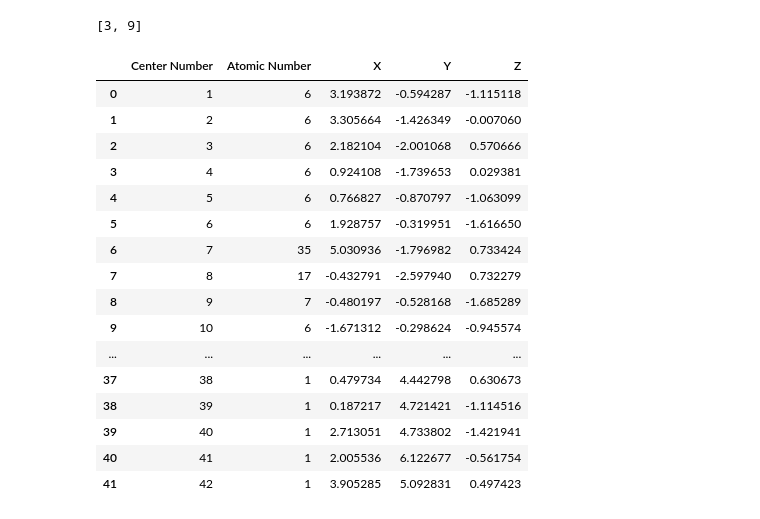
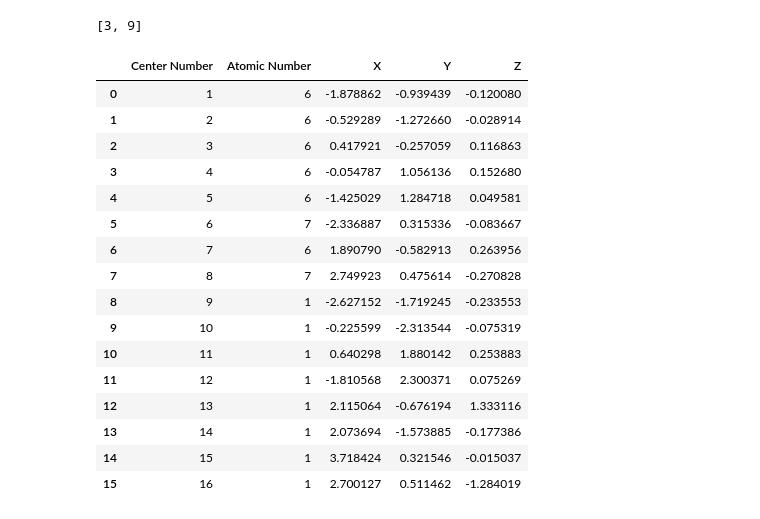
Before and after one commit to tgebhart/biomarker, a Jupyter notebook: notebooks/Shape_Analysis_EDA.ipynb, the cells around one changed output. Cells and saved outputs as stored; diff of their text form; code cells hidden in the pictures.

```diff
--- a/notebooks/Shape_Analysis_EDA.ipynb
+++ b/notebooks/Shape_Analysis_EDA.ipynb
@@ -24,23 +24,23 @@ x1s = []
 for l in L:
     x1s.append(parse_x1(l))
 # %%
-POI = -1
+POI = 5
 x1s[POI]
 # %% [output]
 |  | Center Number | Atomic Number | X | Y | Z |
-| 0 | 1 | 6 | 3.193872 | -0.594287 | -1.115118 |
-| 1 | 2 | 6 | 3.305664 | -1.426349 | -0.007060 |
-| 2 | 3 | 6 | 2.182104 | -2.001068 | 0.570666 |
-| 3 | 4 | 6 | 0.924108 | -1.739653 | 0.029381 |
-| 4 | 5 | 6 | 0.766827 | -0.870797 | -1.063099 |
-| 5 | 6 | 6 | 1.928757 | -0.319951 | -1.616650 |
-| 6 | 7 | 35 | 5.030936 | -1.796982 | 0.733424 |
-| 7 | 8 | 17 | -0.432791 | -2.597940 | 0.732279 |
-| 8 | 9 | 7 | -0.480197 | -0.528168 | -1.685289 |
-| 9 | 10 | 6 | -1.671312 | -0.298624 | -0.945574 |
-| ... | ... | ... | ... | ... | ... |
-| 37 | 38 | 1 | 0.479734 | 4.442798 | 0.630673 |
-| 38 | 39 | 1 | 0.187217 | 4.721421 | -1.114516 |
-| 39 | 40 | 1 | 2.713051 | 4.733802 | -1.421941 |
-| 40 | 41 | 1 | 2.005536 | 6.122677 | -0.561754 |
-| 41 | 42 | 1 | 3.905285 | 5.092831 | 0.497423 |
+| 0 | 1 | 6 | -1.878862 | -0.939439 | -0.120080 |
+| 1 | 2 | 6 | -0.529289 | -1.272660 | -0.028914 |
+| 2 | 3 | 6 | 0.417921 | -0.257059 | 0.116863 |
+| 3 | 4 | 6 | -0.054787 | 1.056136 | 0.152680 |
+| 4 | 5 | 6 | -1.425029 | 1.284718 | 0.049581 |
+| 5 | 6 | 7 | -2.336887 | 0.315336 | -0.083667 |
+| 6 | 7 | 6 | 1.890790 | -0.582913 | 0.263956 |
+| 7 | 8 | 7 | 2.749923 | 0.475614 | -0.270828 |
+| 8 | 9 | 1 | -2.627152 | -1.719245 | -0.233553 |
+| 9 | 10 | 1 | -0.225599 | -2.313544 | -0.075319 |
+| 10 | 11 | 1 | 0.640298 | 1.880142 | 0.253883 |
+| 11 | 12 | 1 | -1.810568 | 2.300371 | 0.075269 |
+| 12 | 13 | 1 | 2.115064 | -0.676194 | 1.333116 |
+| 13 | 14 | 1 | 2.073694 | -1.573885 | -0.177386 |
+| 14 | 15 | 1 | 3.718424 | 0.321546 | -0.015037 |
+| 15 | 16 | 1 | 2.700127 | 0.511462 | -1.284019 |
```
Also changed, not shown: parts of 11 cells of this notebook, 7 other files.
